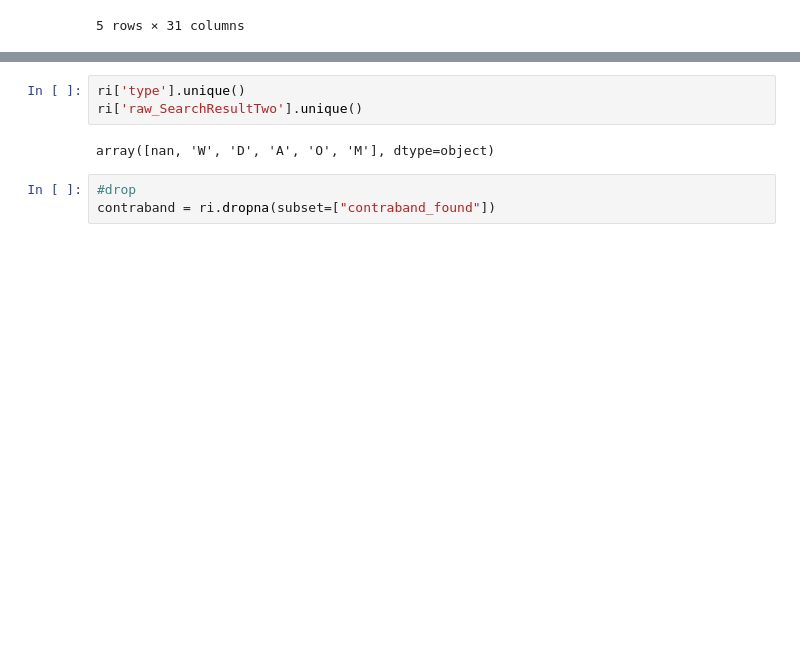
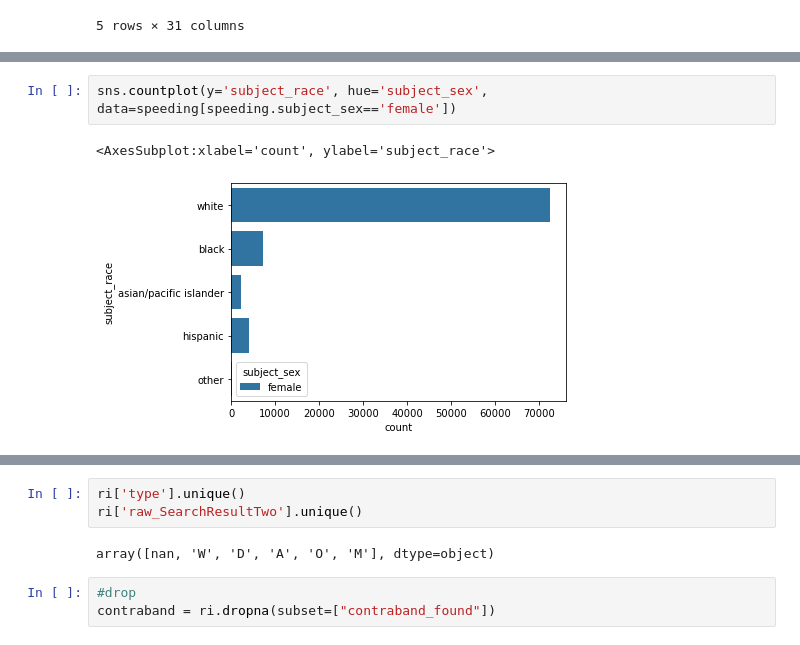
Before and after one commit to ecuerbo/pyprac, a Jupyter notebook: datacamp/analyzing-police-activity.ipynb, the cells around one changed output, grey strips where cells are left out. Saved outputs shown, nothing was run; the diff lists cells and outputs as text; blank space fills up the shorter version.

```diff
--- a/datacamp/analyzing-police-activity.ipynb
+++ b/datacamp/analyzing-police-activity.ipynb
@@ -47,0 +119,5 @@ ri.describe()
+# %%
+sns.countplot(y='subject_race', hue='subject_sex', data=speeding[speeding.subject_sex=='female'])
+# %% [output]
+<AxesSubplot:xlabel='count', ylabel='subject_race'>
+[figure, added]
```
Also changed, not shown: parts of 25 cells of this notebook, 3 other files.
